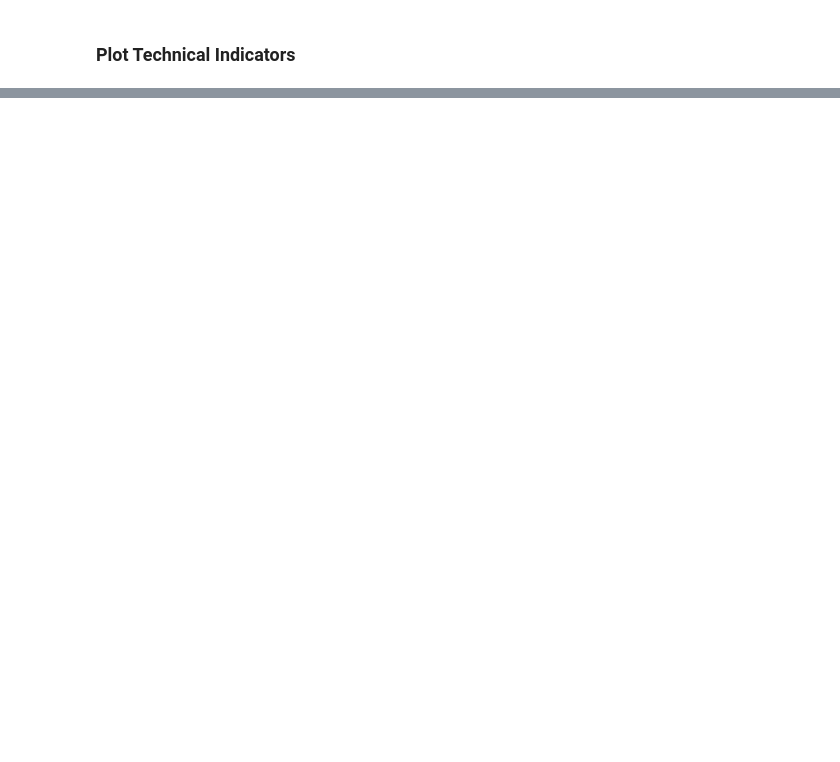
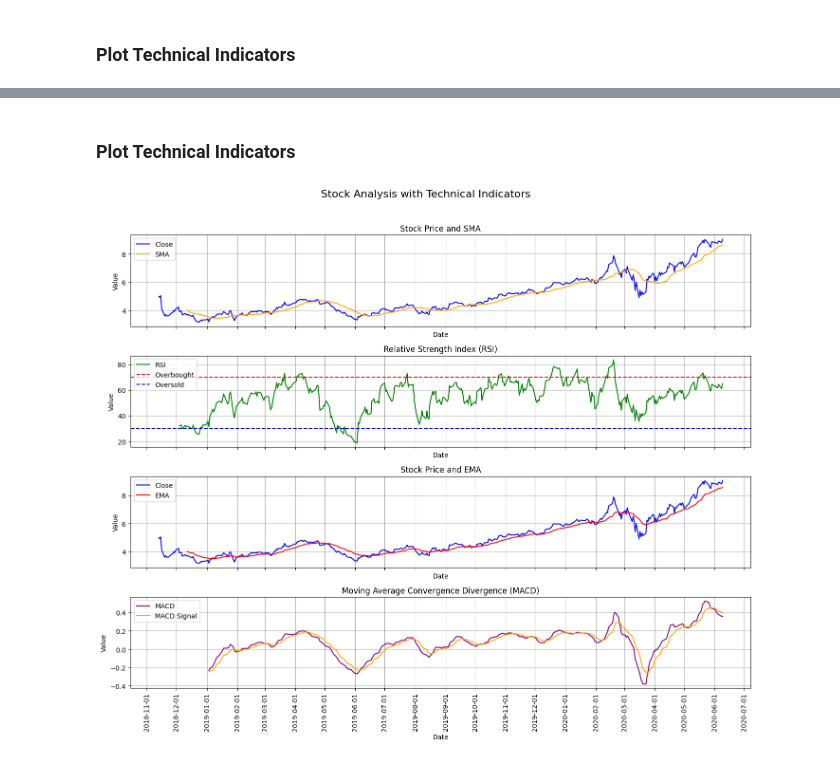
Before and after one commit to NigusK/Stock-Market-News-Sentiment, a Jupyter notebook: notebook/stock_analysis.ipynb, the cells around one changed output, grey strips where cells are left out. Drawn from its saved outputs; the diff is of its cells as text; code cells hidden in the pictures; blank space fills up the shorter version.

```diff
--- a/notebook/stock_analysis.ipynb
+++ b/notebook/stock_analysis.ipynb
@@ -156,0 +220,3 @@ analyzer.plot_technical_indicators(amazon_stock_data)
+# %%
+#get the day range
+min_date,max_date=analyzer.get_day_range(headline_df,'NVDA')
@@ -156,0 +225,4 @@ analyzer.plot_technical_indicators(amazon_stock_data)
+# %%
+#retrieve data using yfinance
+nvidia_stock_data=analyzer.retrieve_stock_data('NVDA',min_date,max_date)
+nvidia_stock_data.head()
@@ -156,0 +254,7 @@ analyzer.plot_technical_indicators(amazon_stock_data)
+# %% [markdown]
+### Plot Technical Indicators
+# %%
+# Plot stock data
+analyzer.plot_technical_indicators(nvidia_stock_data)
+# %% [output]
+[figure, added]
```
Also changed, not shown: parts of 22 cells of this notebook.
